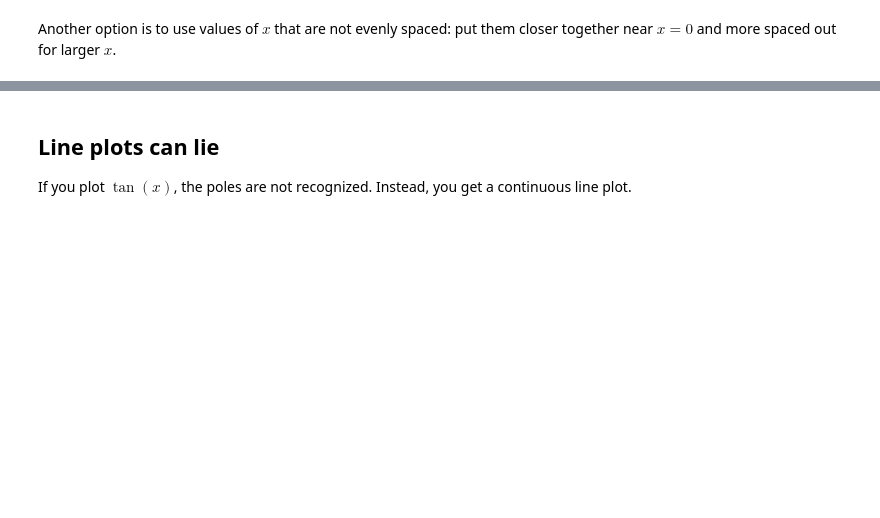
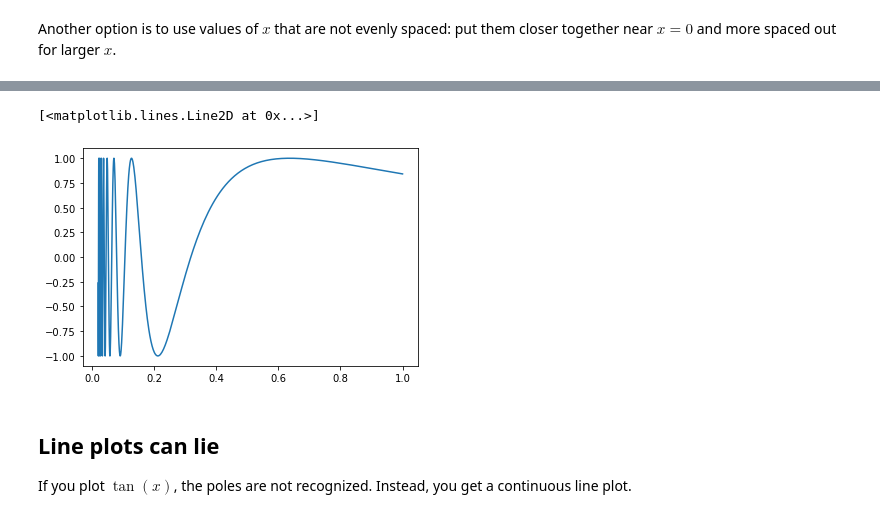
Before and after one commit to emilydumas/mcs275spring2024, a Jupyter notebook: samplecode/numpy_matplotlib/mpl_demo.ipynb, the cells around one changed output, grey strips where cells are left out. Drawn from its saved outputs; the diff is of its cells as text; code cells hidden in the pictures; blank space fills up the shorter version.

```diff
--- a/samplecode/numpy_matplotlib/mpl_demo.ipynb
+++ b/samplecode/numpy_matplotlib/mpl_demo.ipynb
@@ -228,3 +238,10 @@ If we put markers on this last one, we'll see that most of the data points are a
+# %%
+t = np.linspace(1,50,1000)
+x = 1/t
+plt.plot(x,np.sin(t))
+# %% [output]
+[<matplotlib.lines.Line2D at 0x...>]
+[figure, added]
 # %% [markdown]
 ## Line plots can lie
 
```
Also changed, not shown: parts of 25 cells of this notebook.
